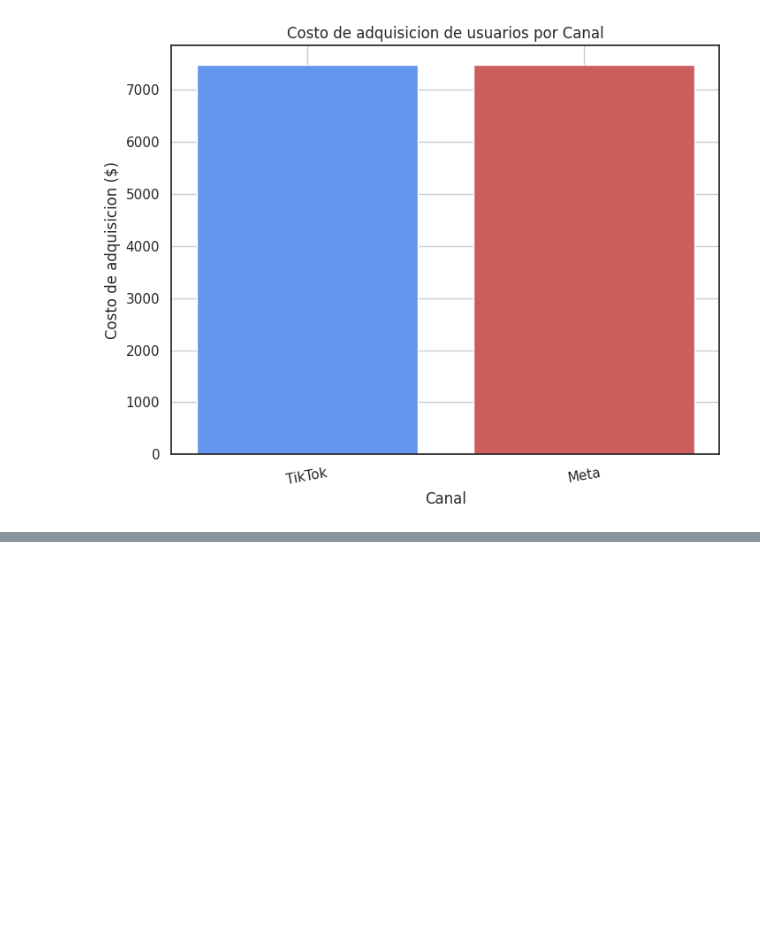
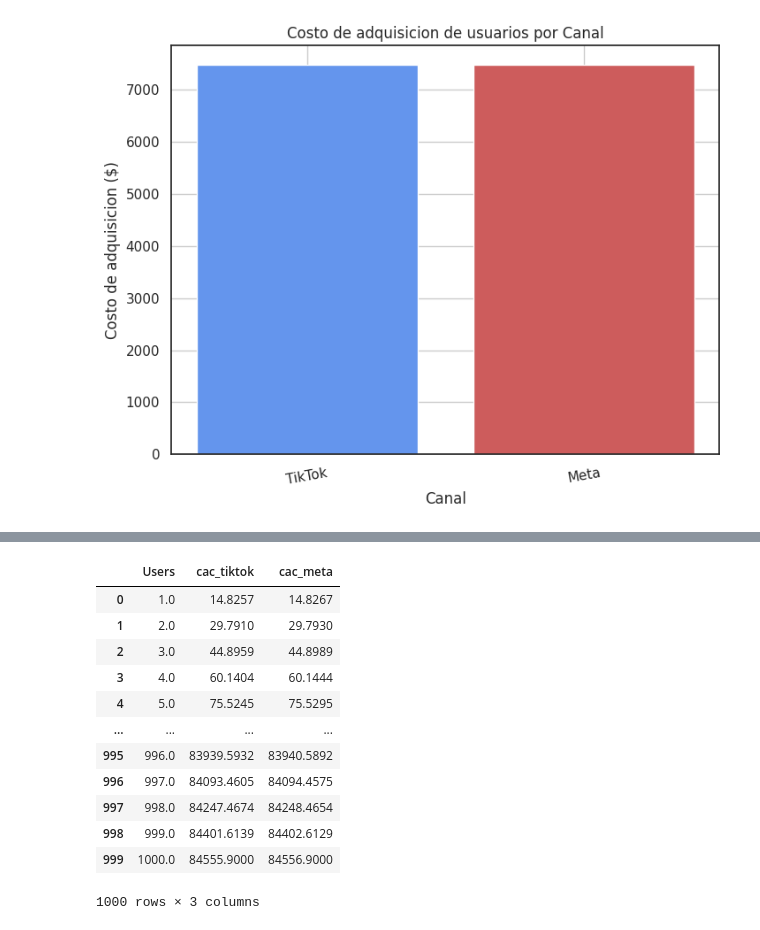
Before and after one commit to zayo1511/LaboratorioDeAnalisisDeDatosFinancierosYDeDisenoDeIndicadores, a Jupyter notebook: examen_2do_parcial_LozoyaDiego.ipynb, the cells around one changed output, grey strips where cells are left out. Cells and saved outputs as stored; diff of their text form; code cells hidden in the pictures; blank space fills up the shorter version.

```diff
--- a/examen_2do_parcial_LozoyaDiego.ipynb
+++ b/examen_2do_parcial_LozoyaDiego.ipynb
@@ -1030,0 +1056,19 @@ plt.xticks(rotation=10)
+# %%
+df2= pd.DataFrame({'Users': np.linspace(1,1000,1000)})
+df2['cac_tiktok']= df2['Users'].apply(lambda x: cac_tiktok_ads(x)*x)
+df2['cac_meta']= df2['Users'].apply(lambda x: cac_meta_ads(x)*x)
+df2
+# %% [output]
+|  | Users | cac_tiktok | cac_meta |
+| 0 | 1.0 | 14.8257 | 14.8267 |
+| 1 | 2.0 | 29.7910 | 29.7930 |
+| 2 | 3.0 | 44.8959 | 44.8989 |
+| 3 | 4.0 | 60.1404 | 60.1444 |
+| 4 | 5.0 | 75.5245 | 75.5295 |
+| ... | ... | ... | ... |
+| 995 | 996.0 | 83939.5932 | 83940.5892 |
+| 996 | 997.0 | 84093.4605 | 84094.4575 |
+| 997 | 998.0 | 84247.4674 | 84248.4654 |
+| 998 | 999.0 | 84401.6139 | 84402.6129 |
+| 999 | 1000.0 | 84555.9000 | 84556.9000 |
+1000 rows × 3 columns
```
Also changed, not shown: parts of 8 cells of this notebook.
